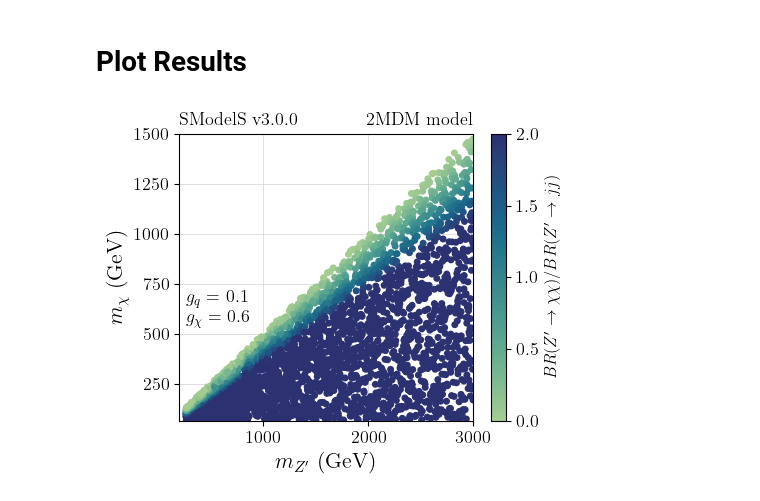
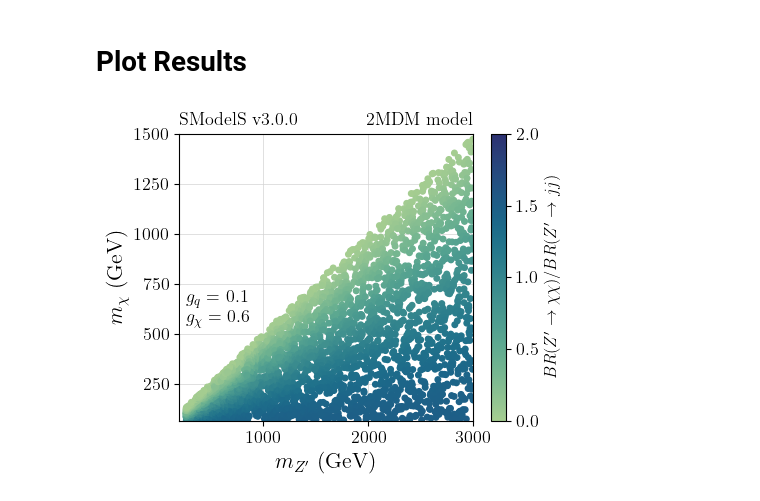
Before and after one commit to SModelS/smodelsv3-paper, a Jupyter notebook: notebooks/2MDM-scan-brs.ipynb, the cells around one changed output. Cells and saved outputs as stored; diff of their text form; code cells hidden in the pictures.

Commit message:
Fixed BR plot

```diff
--- a/notebooks/2MDM-scan-brs.ipynb
+++ b/notebooks/2MDM-scan-brs.ipynb
@@ -52,32 +52,33 @@ cm = sns.color_palette("crest", as_cmap=True)
 
 
 x = dataDF['mZp']
 y = dataDF['mChi']
-c = dataDF['BRs.zp.chi,chi']/dataDF['BRs.zp.q,q']
+# BRs.zp.q,q includes a single light (u,s,d) quark flavor, so we need to multiply by 3!
+c = dataDF['BRs.zp.chi,chi']/(3*dataDF['BRs.zp.q,q']+dataDF['BRs.zp.c,c'])
 sc = plt.scatter(x,y,c=c, cmap=cm, vmin=0, vmax=2)
 
 
 
 cb = plt.colorbar(sc)
 cb.set_label(label=r'$BR(Z^\prime \to \chi \chi)/BR(Z^\prime \to j j)$',fontsize=12)
 
 plt.xlabel(r'$m_{Z^{\prime}}$ (GeV)')
 plt.ylabel(r'$m_{\chi}$ (GeV)')
 textstr = '\n'.join((
     r'$g_q =$ %1.1f' %gq,
     r'$g_{\chi} = %1.1f$' %gchi))
 
 plt.text(0.022,0.34,textstr,
          bbox=dict(facecolor='white', edgecolor='none'),transform = plt.gca().transAxes)
 
 plt.title(r'SModelS v3.0.0', loc='left')
 plt.title(r'2MDM model', loc='right')
 
 plt.xlim(200, 3000)
 plt.ylim(65, 1500)
 
 plt.tight_layout()
 plt.savefig('./figures/2mdm_zpBRs.png')
 plt.show()
 # %% [output]
-[figure, old version]
+[figure, new version]
```
Also changed, not shown: parts of 1 cell of this notebook, 1 other file.
